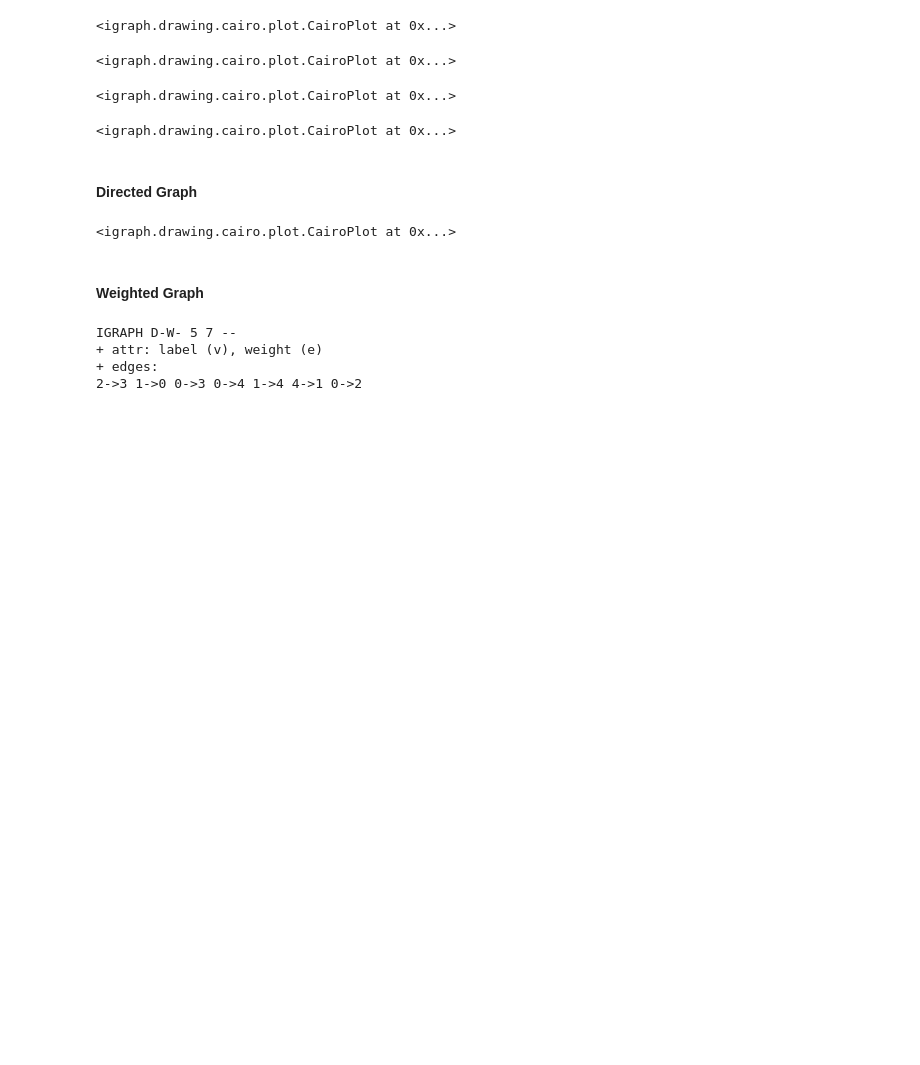
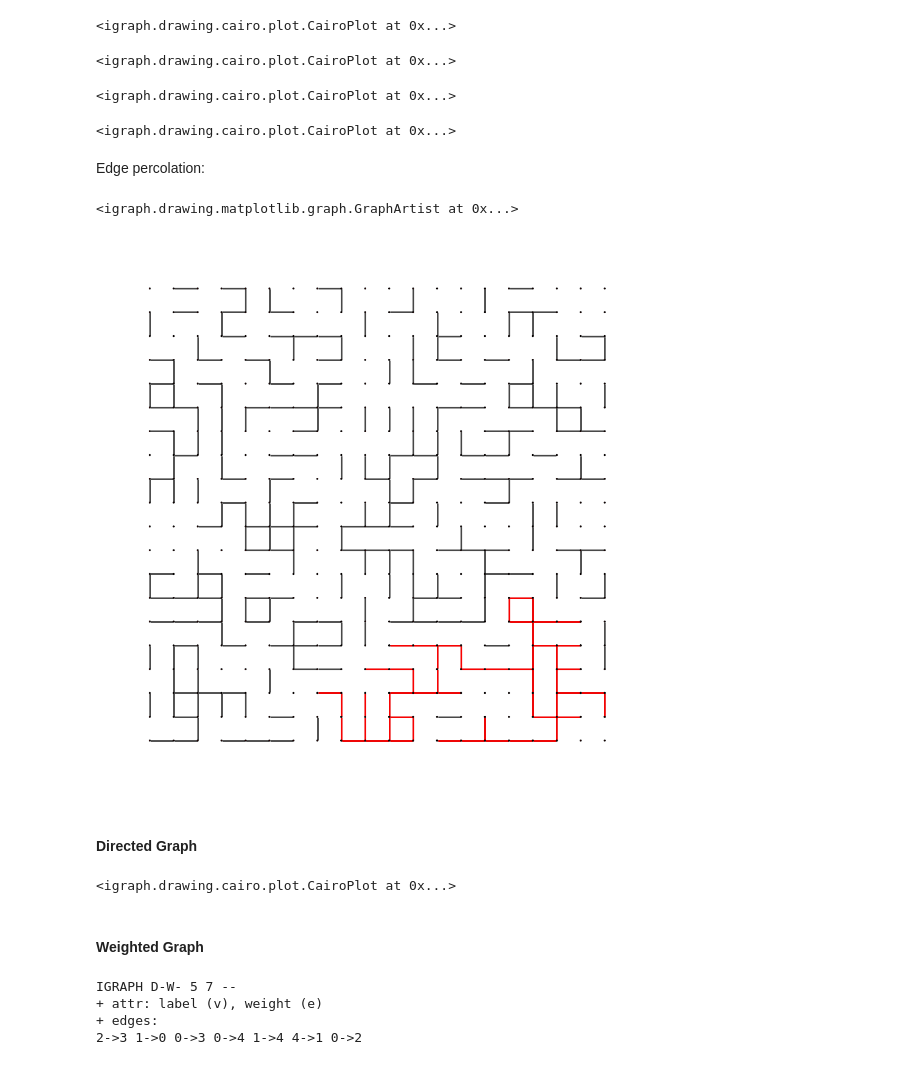
Before and after one commit to AlexMa123/BIU-Computational-Physics-2024, a Jupyter notebook: Lecture4 - Network.ipynb, the cells around one changed output. Cells and saved outputs as stored; diff of their text form; code cells hidden in the pictures; blank space fills up the shorter version.

Commit message:
Update the edge perculation

```diff
--- a/Lecture4 - Network.ipynb
+++ b/Lecture4 - Network.ipynb
@@ -84,6 +77,41 @@ ig.plot(G,
         bbox=(400, 400),)
 # %% [output]
 <igraph.drawing.cairo.plot.CairoPlot at 0x...>
+# %% [markdown]
+Edge percolation:
+# %%
+G = ig.Graph.Lattice([20, 20], circular=False)
+
+# Initial layout based on the original graph
+layout = G.layout_grid()
+
+for v in G.vs:
+    v['x'], v['y'] = layout[v.index]
+
+
+# Randomly edges to delete
+edge2delete = np.random.choice(len(G.es), int(len(G.es) * 0.6), replace=False)
+
+# Delete selected edges
+G.delete_edges(edge2delete)
+
+
+# Find the largest cluster
+clusters = G.connected_components()
+largest_cluster = clusters.giant()
+cluster_layout = [(v['x'], v['y']) for v in largest_cluster.vs]
+
+# Plot the graph
+plt.figure(figsize=(12, 12))
+ig.plot(G, layout=layout, vertex_size=2, target=plt.gca())
+ig.plot(largest_cluster,
+        layout=cluster_layout,
+        edge_color='red',
+        vertex_size=2,
+        target=plt.gca())
+# %% [output]
+<igraph.drawing.matplotlib.graph.GraphArtist at 0x...>
+[figure, added]
 # %% [markdown]
 #### Directed Graph
 # %%
```
Also changed, not shown: parts of 2 cells of this notebook.
